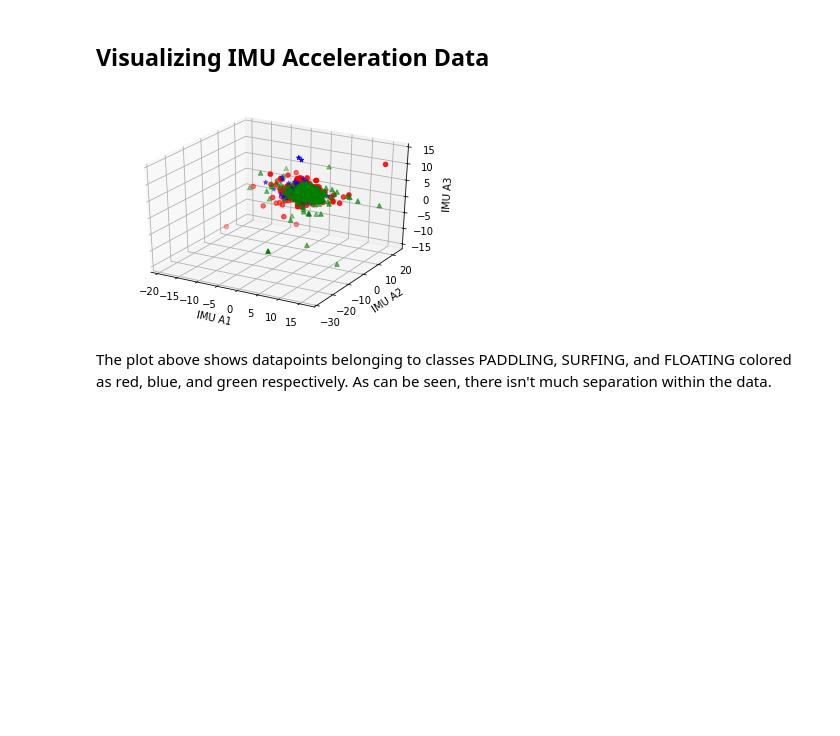
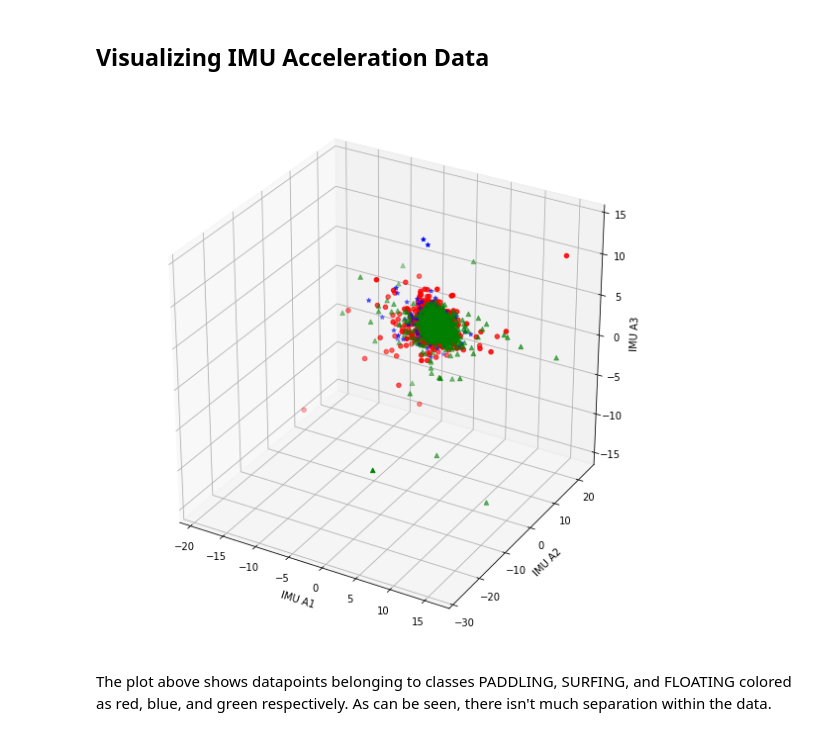
Before and after one commit to skamano/CSE_199H, a Jupyter notebook: velocity_calculation.ipynb, the cells around one changed output. Cells and saved outputs as stored; diff of their text form; code cells hidden in the pictures; blank space fills up the shorter version.

```diff
--- a/velocity_calculation.ipynb
+++ b/velocity_calculation.ipynb
@@ -31,35 +31,35 @@ a2 = a2-9.81;
 df = simple_multi_dataset.loc[(simple_multi_dataset['simple_label']=='PADDLING')]
 a1_paddling = np.array(df['IMU A1'])
 df = simple_multi_dataset.loc[(simple_multi_dataset['simple_label']=='SURFING')]
 a1_surfing = np.array(df['IMU A1'])
 df = simple_multi_dataset.loc[(simple_multi_dataset['simple_label']=='FLOATING')]
 a1_floating = np.array(df['IMU A1'])
 
 df = simple_multi_dataset.loc[(simple_multi_dataset['simple_label']=='PADDLING')]
 a2_paddling = np.array(df['IMU A2'])
 df = simple_multi_dataset.loc[(simple_multi_dataset['simple_label']=='SURFING')]
 a2_surfing = np.array(df['IMU A2'])
 df = simple_multi_dataset.loc[(simple_multi_dataset['simple_label']=='FLOATING')]
 a2_floating = np.array(df['IMU A2'])
 
 df = simple_multi_dataset.loc[(simple_multi_dataset['simple_label']=='PADDLING')]
 a3_paddling = np.array(df['IMU A3'])
 df = simple_multi_dataset.loc[(simple_multi_dataset['simple_label']=='SURFING')]
 a3_surfing = np.array(df['IMU A3'])
 df = simple_multi_dataset.loc[(simple_multi_dataset['simple_label']=='FLOATING')]
 a3_floating = np.array(df['IMU A3'])
 
-fig = plt.figure()
+fig = plt.figure(1,figsize=(10,10))
 ax = fig.add_subplot(111, projection='3d')
 ax.scatter(a1_paddling,a2_paddling,a3_paddling,c='r',marker='o')
 ax.scatter(a1_surfing,a2_surfing,a3_surfing,c='b',marker='*')
 ax.scatter(a1_floating,a2_floating,a3_floating,c='g',marker='^')
 ax.set_xlabel('IMU A1')
 ax.set_ylabel('IMU A2')
 ax.set_zlabel('IMU A3')
 fig.show()
 # %% [output]
-[figure, old version]
+[figure, new version]
 # %% [markdown]
 The plot above shows datapoints belonging to classes PADDLING, SURFING, and FLOATING colored as red, blue, and green respectively. As can be seen, there isn't much separation within the data.
 # %% [markdown]
```
Also changed, not shown: parts of 8 cells of this notebook, 4 other files.
